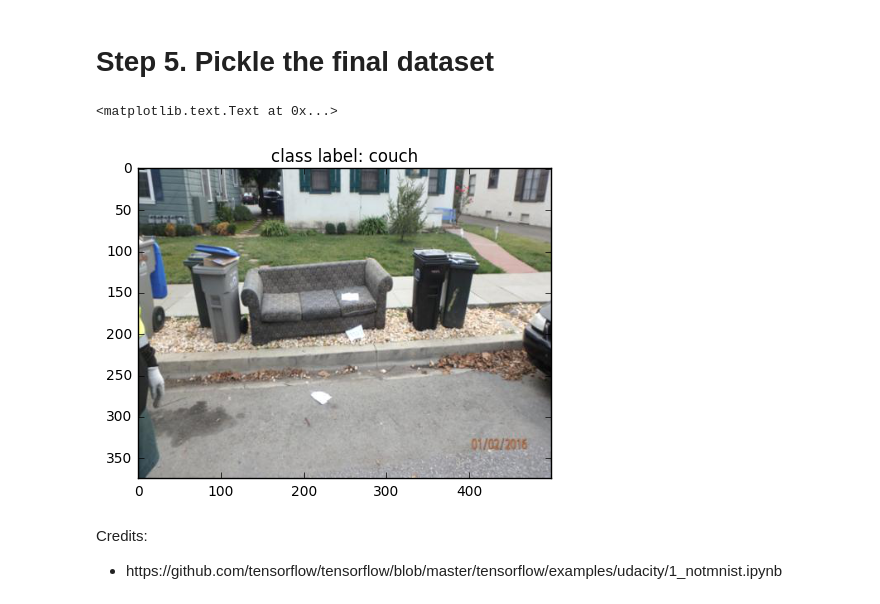
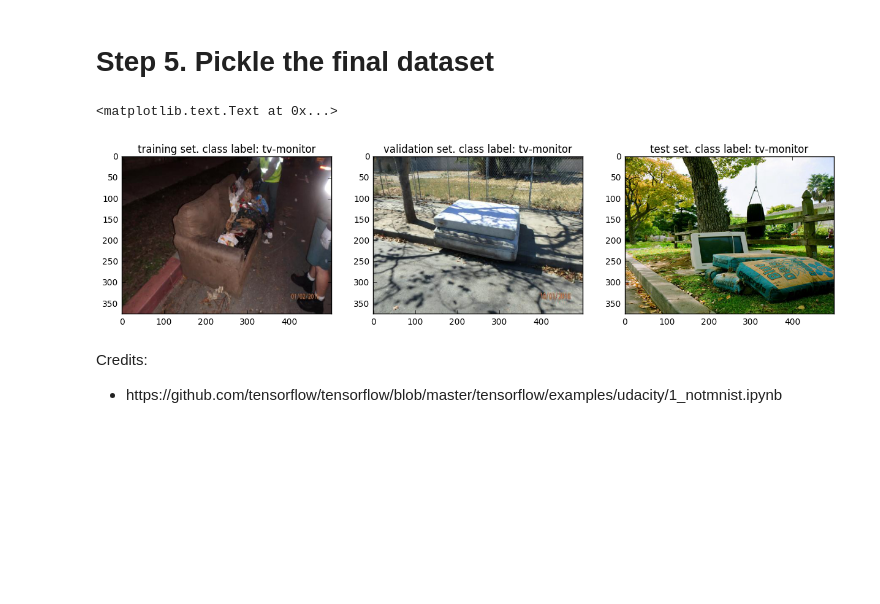
Before and after one commit to Gforky/illegal-dumping-object-detection-engine, a Jupyter notebook: classification-engine.ipynb, the cells around one changed output. Cells and saved outputs as stored; diff of their text form; code cells hidden in the pictures; blank space fills up the shorter version.

Commit message:
splitted out validation set

```diff
--- a/classification-engine.ipynb
+++ b/classification-engine.ipynb
@@ -246,14 +244,28 @@ with open('train.pickle', 'wb') as f4:
     pickle.dump(train, f4, protocol=pickle.HIGHEST_PROTOCOL)
 with open('train.pickle', 'rb') as f5:
     data = pickle.load(f5)
-    X_train, y_train = data['features'], data['label']
 
-# test to see if the pickled training dataset is done properly
-class_map = {0:'couch', 1:'mattress', 2:'tv-monitor'}
-rand_int = random.randint(0, len(X_train)-1)
-img = X_train[rand_int]
-plt.imshow(img)
-plt.title('class label: %s' % class_map[y_train[rand_int]], fontsize=12)
+X_train, X_test, y_train, y_test = train_test_split(data['features'], data['label'], test_size=0.3, random_state=0)
+X_train, X_val, y_train, y_val = train_test_split(data['features'], data['label'], test_size=0.2, random_state=0)
-# %% [output]
-<matplotlib.text.Text at 0x...>
-[figure, removed]
+# %%
+# test to see if the unpickled training/test datasets are right
+class_map = {0:'couch', 1:'mattress', 2:'tv-monitor'}
+rand_train, rand_val, rand_test = random.randint(0, len(X_train)-1), random.randint(0, len(X_val)-1), random.randint(0, len(X_test)-1)
+
+fig = plt.figure(figsize=(15,5))
+img_train, img_val, img_test = X_train[rand_train], X_val[rand_val], X_test[rand_test]
+
+plt.subplot(131)
+plt.imshow(img_1p)
+plt.title('training set. class label: %s' % class_map[y_train[rand_int]], fontsize=12)
+
+plt.subplot(132)
+plt.imshow(img_2p)
+plt.title('validation set. class label: %s' % class_map[y_train[rand_int]], fontsize=12)
+
+plt.subplot(133)
+plt.imshow(img_3p)
+plt.title('test set. class label: %s' % class_map[y_train[rand_int]], fontsize=12)
+# %% [output]
+<matplotlib.text.Text at 0x...>
+[figure, added]
```
Also changed, not shown: parts of 8 cells of this notebook, 1 other file.
